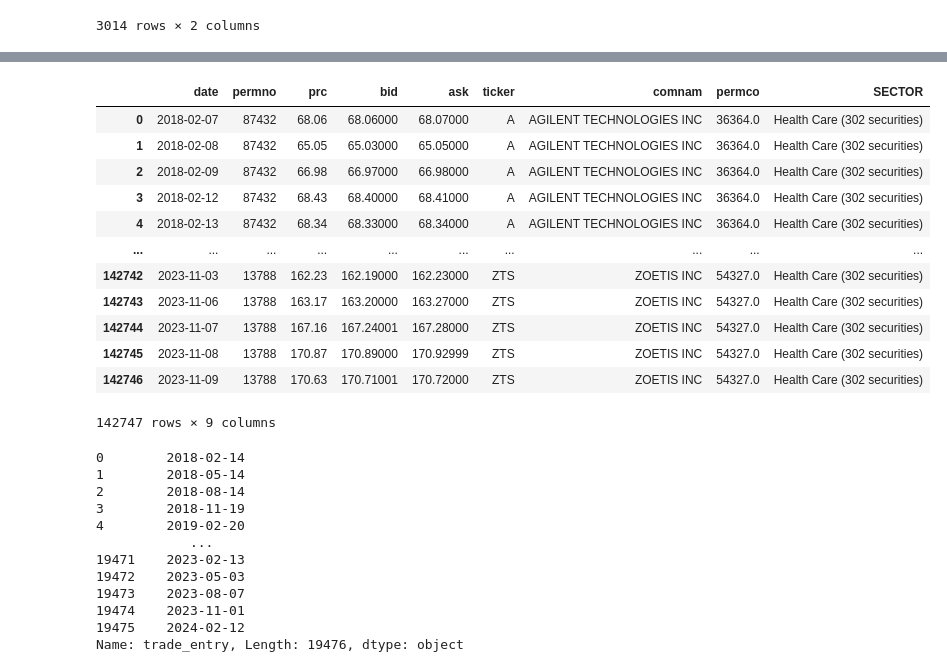
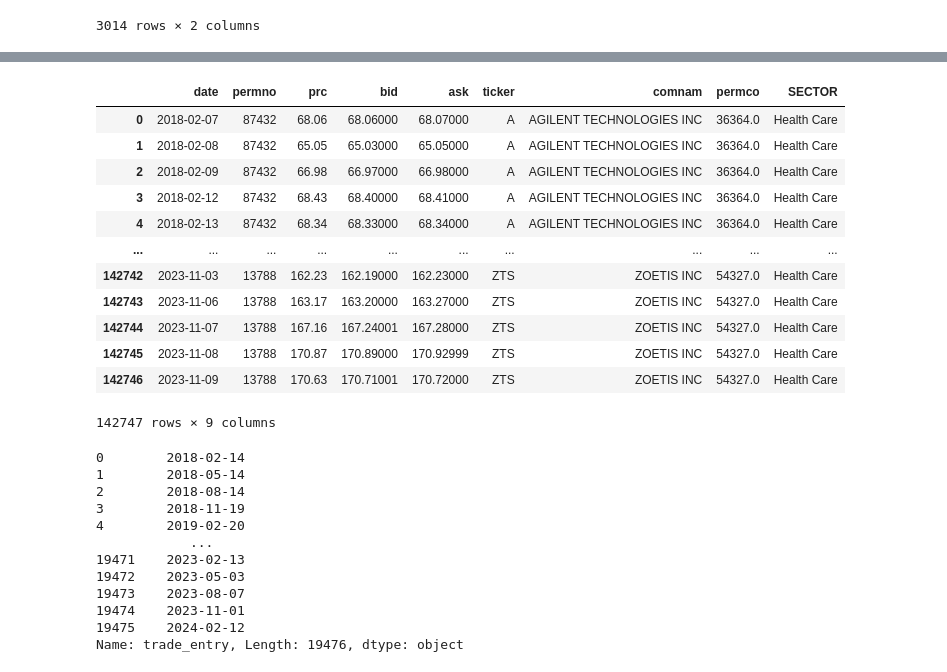
Before and after one commit to shreyjain-uchicago/ProjectLab_Spring-24_HullTactical, a Jupyter notebook: options_analysis sectors.ipynb, the cells around one changed output, grey strips where cells are left out. Drawn from its saved outputs; the diff is of its cells as text; code cells hidden in the pictures.

```diff
--- a/options_analysis sectors.ipynb
+++ b/options_analysis sectors.ipynb
@@ -131,0 +128,12 @@ Index(['date', 'permno', 'prc', 'bid', 'ask', 'ticker', 'comnam', 'permco'], dty
+# %%
+import re
+def remove_text_within_parentheses_and_numbers(text):
+    # Verifica si el valor es NaN (float) y retorna NaN si es el caso
+    if pd.isnull(text):
+        return text
+    # Elimina cualquier texto entre paréntesis incluyendo los paréntesis mismos y números
+    return re.sub(r"\s*\([^)]*\)|\d+", "", text)
+
+# Aplica la función a la columna 'SECTOR'
+sectors_tickers['SECTOR'] = sectors_tickers['SECTOR'].apply(remove_text_within_parentheses_and_numbers)
+sectors_tickers
@@ -132,19 +154,19 @@ Index(['date', 'permno', 'prc', 'bid', 'ask', 'ticker', 'comnam', 'permco'], dty
 # %%
-merged_df = pd.merge(stock_prices, sectors_tickers, on='ticker', how='inner')
-merged_df
+stocks_prices_sectors = pd.merge(stock_prices, sectors_tickers, on='ticker', how='inner')
+stocks_prices_sectors
 # %% [output]
 |  | date | permno | prc | bid | ask | ticker | comnam | permco | SECTOR |
-| 0 | 2018-02-07 | 87432 | 68.06 | 68.06000 | 68.07000 | A | AGILENT TECHNOLOGIES INC | 36364.0 | Health Care (302 securities) |
-| 1 | 2018-02-08 | 87432 | 65.05 | 65.03000 | 65.05000 | A | AGILENT TECHNOLOGIES INC | 36364.0 | Health Care (302 securities) |
-| 2 | 2018-02-09 | 87432 | 66.98 | 66.97000 | 66.98000 | A | AGILENT TECHNOLOGIES INC | 36364.0 | Health Care (302 securities) |
-| 3 | 2018-02-12 | 87432 | 68.43 | 68.40000 | 68.41000 | A | AGILENT TECHNOLOGIES INC | 36364.0 | Health Care (302 securities) |
-| 4 | 2018-02-13 | 87432 | 68.34 | 68.33000 | 68.34000 | A | AGILENT TECHNOLOGIES INC | 36364.0 | Health Care (302 securities) |
+| 0 | 2018-02-07 | 87432 | 68.06 | 68.06000 | 68.07000 | A | AGILENT TECHNOLOGIES INC | 36364.0 | Health Care |
+| 1 | 2018-02-08 | 87432 | 65.05 | 65.03000 | 65.05000 | A | AGILENT TECHNOLOGIES INC | 36364.0 | Health Care |
+| 2 | 2018-02-09 | 87432 | 66.98 | 66.97000 | 66.98000 | A | AGILENT TECHNOLOGIES INC | 36364.0 | Health Care |
+| 3 | 2018-02-12 | 87432 | 68.43 | 68.40000 | 68.41000 | A | AGILENT TECHNOLOGIES INC | 36364.0 | Health Care |
+| 4 | 2018-02-13 | 87432 | 68.34 | 68.33000 | 68.34000 | A | AGILENT TECHNOLOGIES INC | 36364.0 | Health Care |
 | ... | ... | ... | ... | ... | ... | ... | ... | ... | ... |
-| 142742 | 2023-11-03 | 13788 | 162.23 | 162.19000 | 162.23000 | ZTS | ZOETIS INC | 54327.0 | Health Care (302 securities) |
-| 142743 | 2023-11-06 | 13788 | 163.17 | 163.20000 | 163.27000 | ZTS | ZOETIS INC | 54327.0 | Health Care (302 securities) |
-| 142744 | 2023-11-07 | 13788 | 167.16 | 167.24001 | 167.28000 | ZTS | ZOETIS INC | 54327.0 | Health Care (302 securities) |
-| 142745 | 2023-11-08 | 13788 | 170.87 | 170.89000 | 170.92999 | ZTS | ZOETIS INC | 54327.0 | Health Care (302 securities) |
-| 142746 | 2023-11-09 | 13788 | 170.63 | 170.71001 | 170.72000 | ZTS | ZOETIS INC | 54327.0 | Health Care (302 securities) |
+| 142742 | 2023-11-03 | 13788 | 162.23 | 162.19000 | 162.23000 | ZTS | ZOETIS INC | 54327.0 | Health Care |
+| 142743 | 2023-11-06 | 13788 | 163.17 | 163.20000 | 163.27000 | ZTS | ZOETIS INC | 54327.0 | Health Care |
+| 142744 | 2023-11-07 | 13788 | 167.16 | 167.24001 | 167.28000 | ZTS | ZOETIS INC | 54327.0 | Health Care |
+| 142745 | 2023-11-08 | 13788 | 170.87 | 170.89000 | 170.92999 | ZTS | ZOETIS INC | 54327.0 | Health Care |
+| 142746 | 2023-11-09 | 13788 | 170.63 | 170.71001 | 170.72000 | ZTS | ZOETIS INC | 54327.0 | Health Care |
 142747 rows × 9 columns
 # %%
 earnings_dates_for_tickers['trade_entry'] = pd.to_datetime(earnings_dates_for_tickers['trade_entry'])
```
Also changed, not shown: parts of 16 cells of this notebook.
